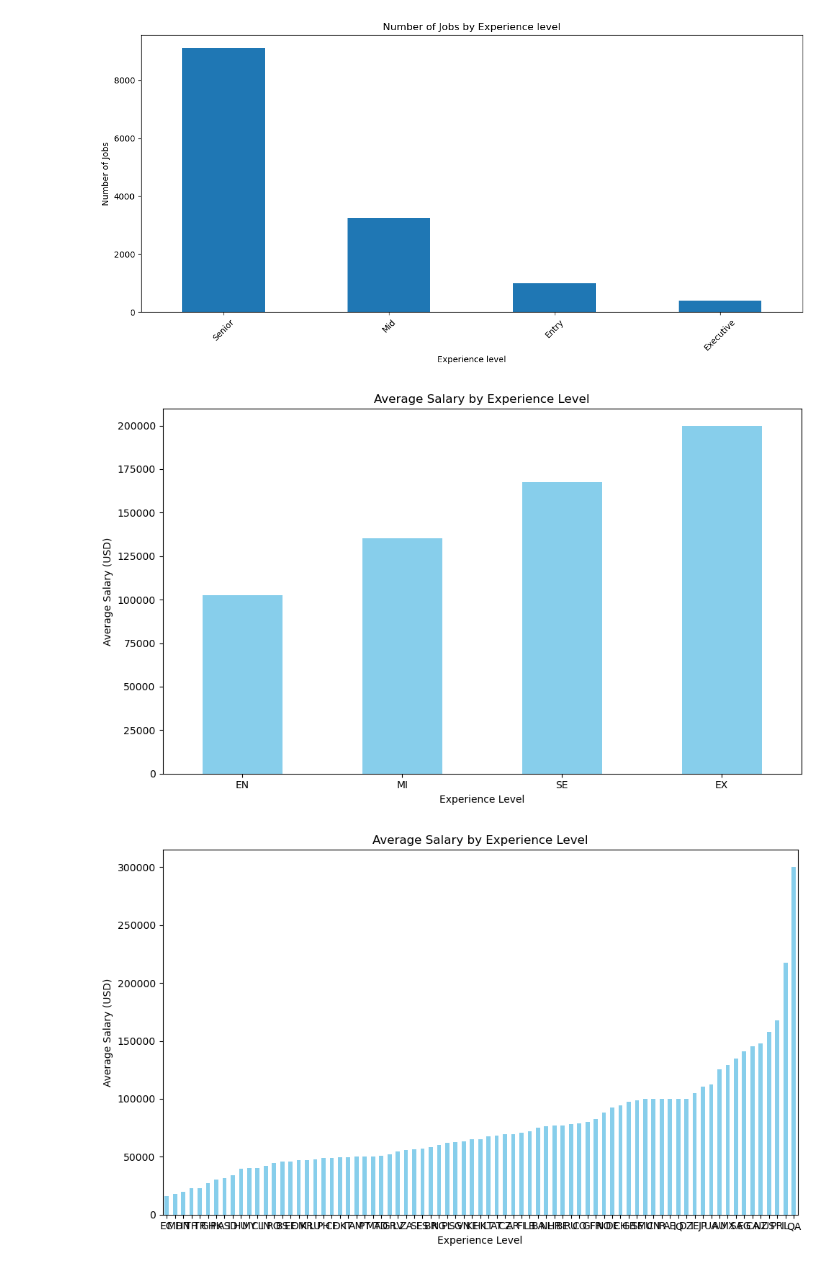
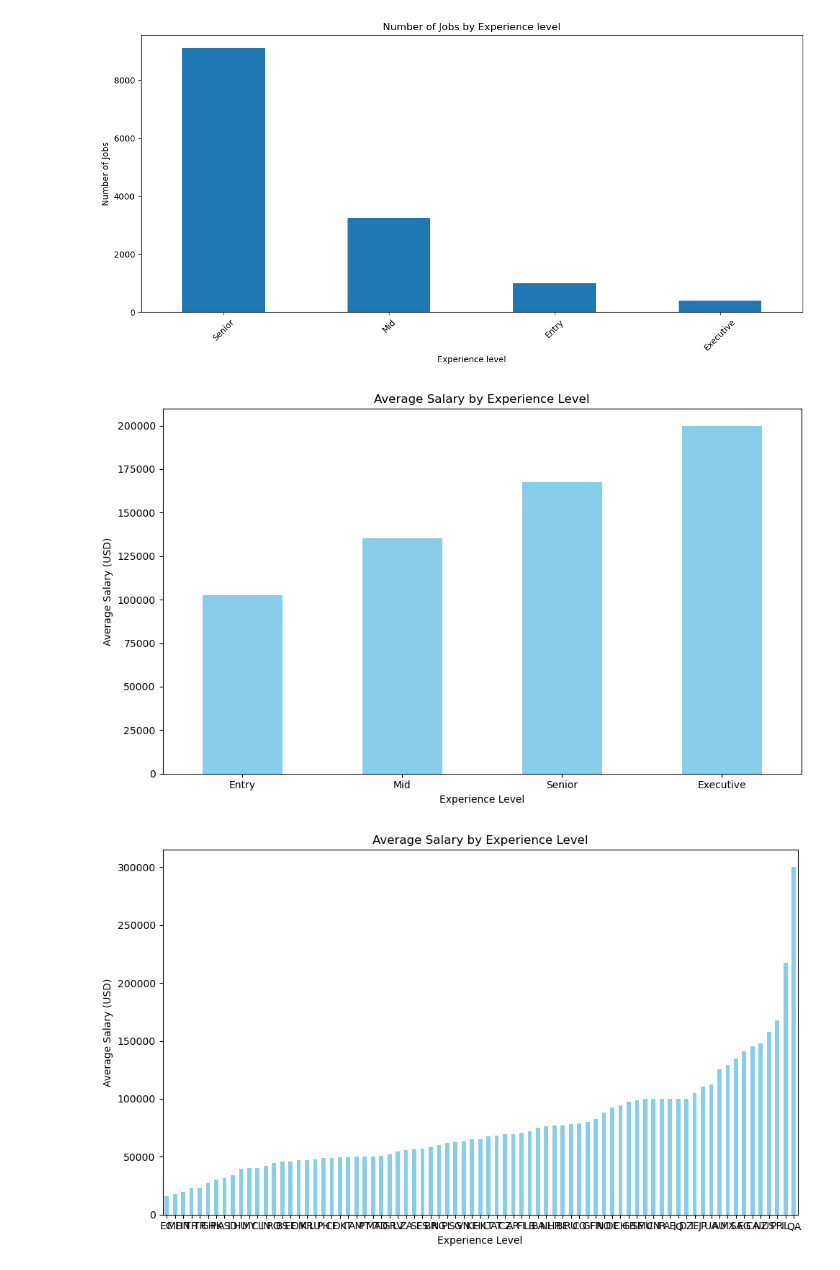
Before and after one commit to swilliamson331/Data-Analytics-Jobs, a Jupyter notebook: Project 3.ipynb, the cells around one changed output. Cells and saved outputs as stored; diff of their text form; code cells hidden in the pictures.

Commit message:
Graphs

```diff
--- a/Project 3.ipynb
+++ b/Project 3.ipynb
@@ -66,7 +64,8 @@ Research Scientist            430
 Name: count, dtype: int64
 # %%
 # Cleaning the Data - remove the columns "salary_currency" and "salary column"
-data_analysis_df.drop(['salary_currency', 'salary'], axis=1)
+data_analysis_df.drop(['salary','salary_currency'], axis=1, inplace = True)
+data_analysis_df.head()
 # %% [output]
 |  | work_year | experience_level | employment_type | job_title | salary_in_usd | employee_residence | ... |
 | 0 | 2024 | MI | FT | AI Architect | 800000 | CA | ... |
@@ -146,20 +286,20 @@ plt.tight_layout()
 [figure]
 # %%
 #jobs by level and salary in the US
-us_data = data_analysis_df[data_analysis_df['company_location'] == 'US']
+us_data = data_renamed_df[data_renamed_df['company_location'] == 'US']
 
-average_salary_by_experience = us_data.groupby('experience_level')['salary_in_usd'].mean().sort_values()
+average_salary_by_experience = us_data.groupby('experience_level')['salary'].mean().sort_values()
 
 plt.figure(figsize=(10, 6))
 average_salary_by_experience.plot(kind='bar', color='skyblue')
 plt.title('Average Salary by Experience Level')
 plt.xlabel('Experience Level')
 plt.ylabel('Average Salary (USD)')
 plt.xticks(rotation=0)
 plt.tight_layout()
 plt.show()
 # %% [output]
-[figure, old version]
+[figure, new version]
 # %%
 #average salary by location
 
```
Also changed, not shown: parts of 18 cells of this notebook.
